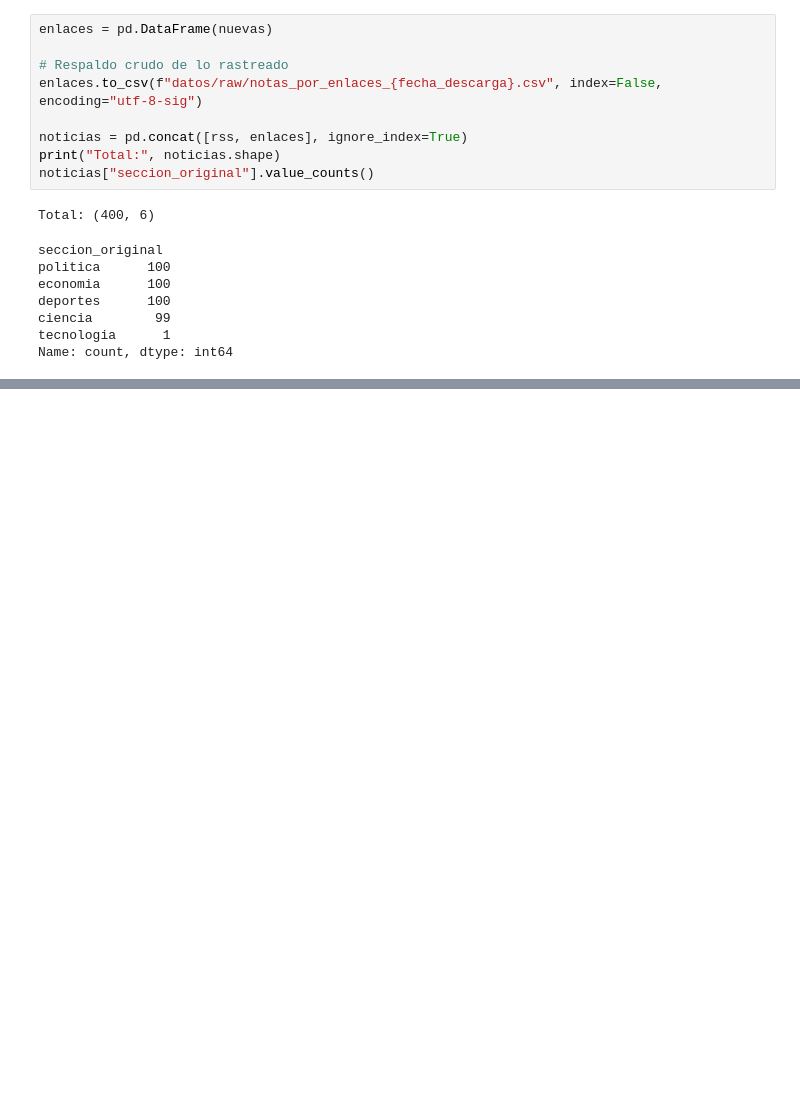
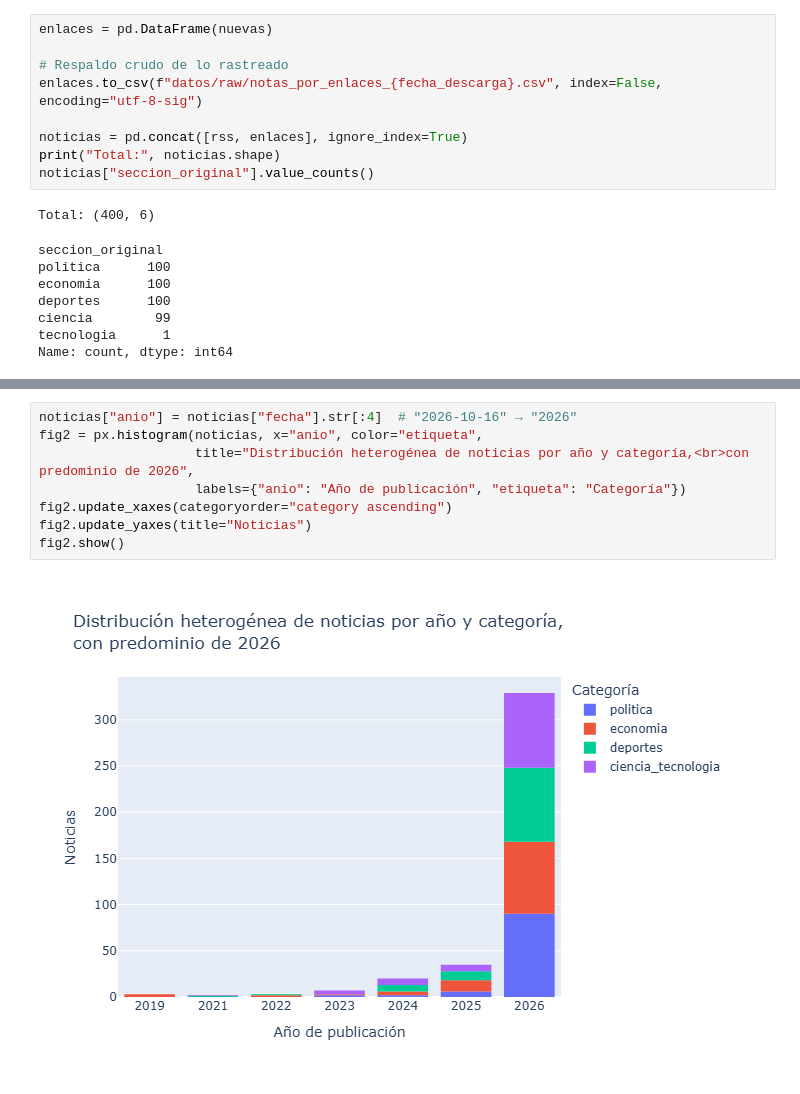
Before and after one commit to Clandra91/Python_intermedio, a Jupyter notebook: tarea_1/01_recoleccion.ipynb, the cells around one changed output, grey strips where cells are left out. Saved outputs shown, nothing was run; the diff lists cells and outputs as text; blank space fills up the shorter version.

```diff
--- a/tarea_1/01_recoleccion.ipynb
+++ b/tarea_1/01_recoleccion.ipynb
@@ -353,0 +446,10 @@ La tarea advierte que Github rechaza archivos de más de 100 MB, y al ejecutar e
+# %%
+noticias["anio"] = noticias["fecha"].str[:4]  # "2026-10-16" → "2026"
+fig2 = px.histogram(noticias, x="anio", color="etiqueta",
+                    title="Distribución heterogénea de noticias por año y categoría,<br>con predominio de 2026",
+                    labels={"anio": "Año de publicación", "etiqueta": "Categoría"})
+fig2.update_xaxes(categoryorder="category ascending")
+fig2.update_yaxes(title="Noticias")
+fig2.show()
+# %% [output]
+[figure, added]
```
Also changed, not shown: parts of 20 cells of this notebook, 1 other file.
